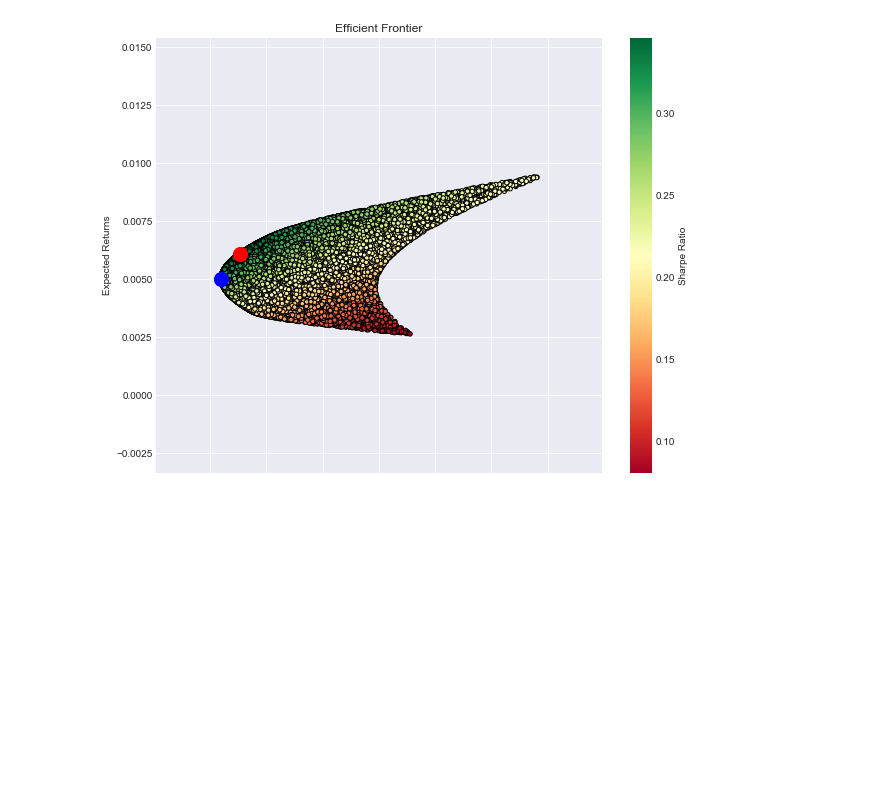
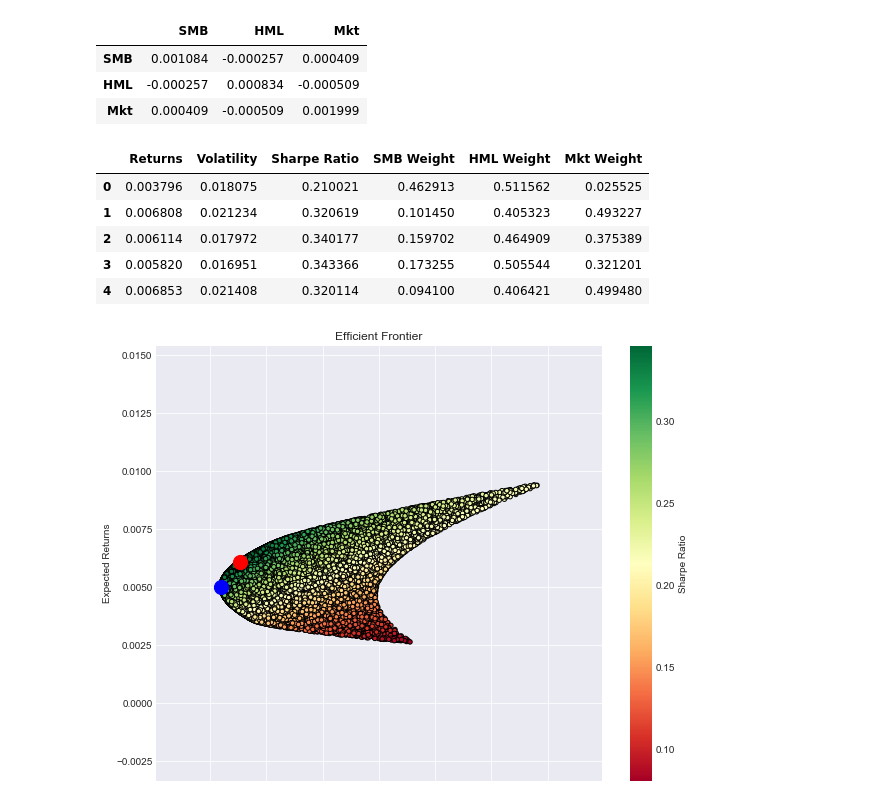
Before and after one commit to nistrup/bachelors-project, a Jupyter notebook: mv.ipynb, the cells around one changed output. Cells and saved outputs as stored; diff of their text form; code cells hidden in the pictures; blank space fills up the shorter version.

```diff
--- a/mv.ipynb
+++ b/mv.ipynb
@@ -32,13 +42,22 @@ elif source == 'csv':
 # %%
-if data_interval == 'monthly':
+if data_interval == 'monthly': # "1/N opgaven" tager udgangspunkt i månedlig data og sharpe
     returns_monthly = returns_data
     returns_mean = returns_monthly.mean()
+
     cov_matrix = returns_monthly.cov()
 
-elif data_interval == 'daily':
+elif data_interval == 'daily': # primært brugt til data fra Quandl giver årlig sharpe
     returns_daily = returns_data
     returns_mean = returns_daily.mean() * 252
+
     cov_matrix = returns_daily.cov() * 252
+
+cov_matrix # Covariance-matricen
+# %% [output]
+|  | SMB | HML | Mkt |
+| SMB | 0.001084 | -0.000257 | 0.000409 |
+| HML | -0.000257 | 0.000834 | -0.000509 |
+| Mkt | 0.000409 | -0.000509 | 0.001999 |
 # %%
 port_returns = []
 port_volatility = []
@@ -82,8 +100,17 @@ for i in range(len((selected))):
 # %%
 # sætter vores portføljer som dataframe i pandas
 df = pd.DataFrame(portfolio)
 column_order = ['Returns', 'Volatility', 'Sharpe Ratio'] + [symbol+' Weight' for symbol in selected]
 df = df[column_order]
+
+df.head() # Eksempel på de tilfældigt genereret porteføljer
+# %% [output]
+|  | Returns | Volatility | Sharpe Ratio | SMB Weight | HML Weight | Mkt Weight |
+| 0 | 0.003796 | 0.018075 | 0.210021 | 0.462913 | 0.511562 | 0.025525 |
+| 1 | 0.006808 | 0.021234 | 0.320619 | 0.101450 | 0.405323 | 0.493227 |
+| 2 | 0.006114 | 0.017972 | 0.340177 | 0.159702 | 0.464909 | 0.375389 |
+| 3 | 0.005820 | 0.016951 | 0.343366 | 0.173255 | 0.505544 | 0.321201 |
+| 4 | 0.006853 | 0.021408 | 0.320114 | 0.094100 | 0.406421 | 0.499480 |
 # %%
 # finder min vol og max sharp værdier
 min_volatility = df['Volatility'].min()
```
Also changed, not shown: parts of 3 cells of this notebook, 1 other file.
